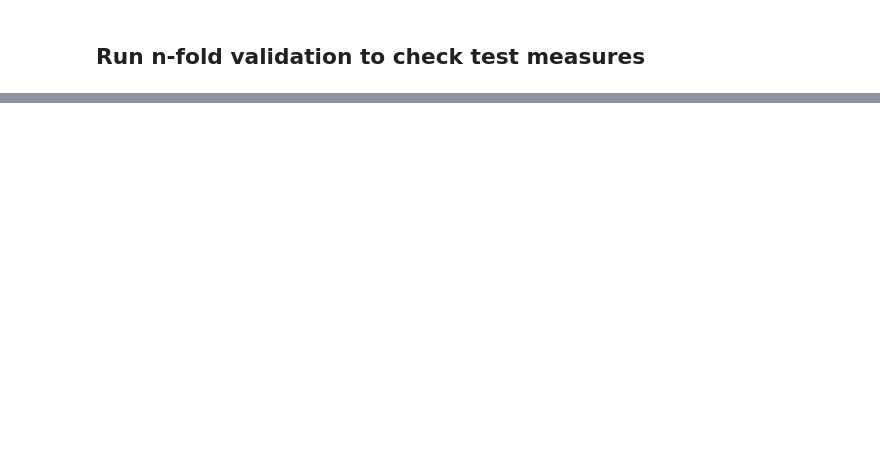
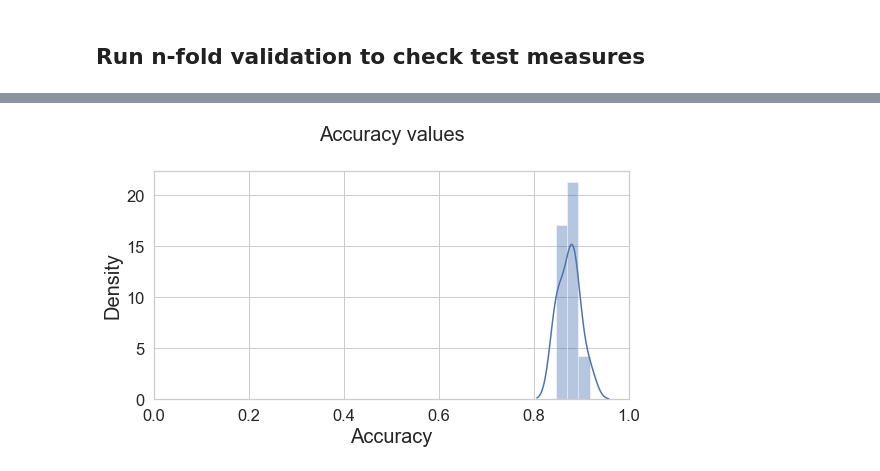
Before and after one commit to saijananiganesan/LDAPathwayPrediction, a Jupyter notebook: src/pyext/Play.ipynb, the cells around one changed output, grey strips where cells are left out. Saved outputs shown, nothing was run; the diff lists cells and outputs as text; code cells hidden in the pictures; blank space fills up the shorter version.

```diff
--- a/src/pyext/Play.ipynb
+++ b/src/pyext/Play.ipynb
@@ -72,0 +112,6 @@ Validation().plot_a_distribution(output[0],xlabel='Recall',
+# %%
+Validation().plot_a_distribution(output[2],xlabel='Accuracy',
+                                xlim_tuple=(0,1),
+                                ylabel='Density',title='Accuracy values')
+# %% [output]
+[figure, added]
```
Also changed, not shown: parts of 22 cells of this notebook, 14 other files.
